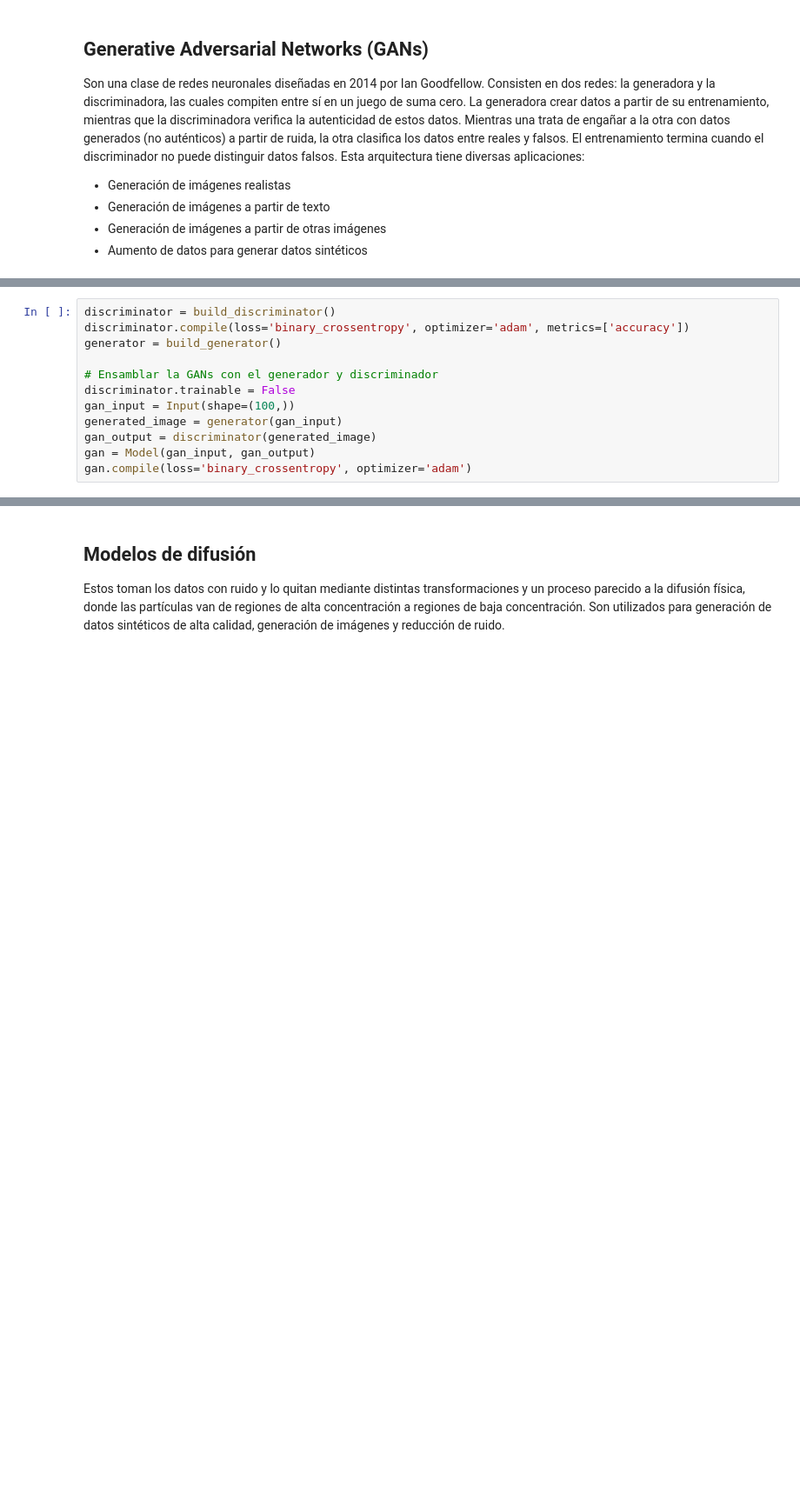
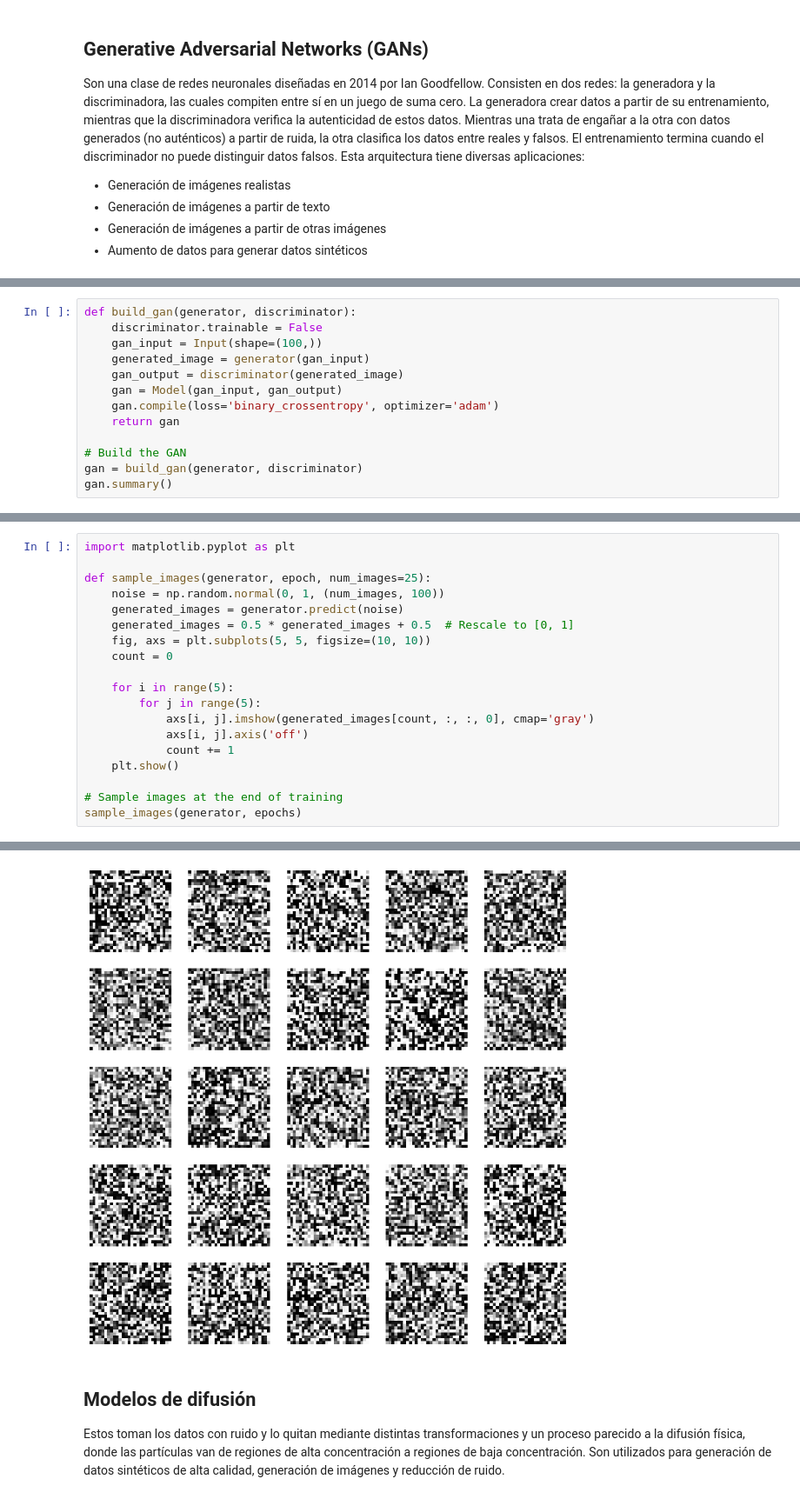
Before and after one commit to SerArtDev/redes-neuronales, a Jupyter notebook: aprendizaje_no_supervisado.ipynb, the cells around one changed output, grey strips where cells are left out. Shown: that part at 87% size. Cells and saved outputs as stored; diff of their text form; blank space fills up the shorter version.

```diff
--- a/aprendizaje_no_supervisado.ipynb
+++ b/aprendizaje_no_supervisado.ipynb
@@ -239,12 +328,13 @@ def build_discriminator():
 # %%
-discriminator = build_discriminator()
-discriminator.compile(loss='binary_crossentropy', optimizer='adam', metrics=['accuracy'])
-generator = build_generator()
+def build_gan(generator, discriminator):
+    discriminator.trainable = False
+    gan_input = Input(shape=(100,))
+    generated_image = generator(gan_input)
+    gan_output = discriminator(generated_image)
+    gan = Model(gan_input, gan_output)
+    gan.compile(loss='binary_crossentropy', optimizer='adam')
+    return gan
 
-# Ensamblar la GANs con el generador y discriminador
-discriminator.trainable = False
-gan_input = Input(shape=(100,))
-generated_image = generator(gan_input)
-gan_output = discriminator(generated_image)
-gan = Model(gan_input, gan_output)
-gan.compile(loss='binary_crossentropy', optimizer='adam')
+# Build the GAN
+gan = build_gan(generator, discriminator)
+gan.summary()
@@ -280,0 +401,20 @@ def train_gan(gan, generator, discriminator, x_train, epochs=400, batch_size=128
+# %%
+import matplotlib.pyplot as plt
+
+def sample_images(generator, epoch, num_images=25):
+    noise = np.random.normal(0, 1, (num_images, 100))
+    generated_images = generator.predict(noise)
+    generated_images = 0.5 * generated_images + 0.5  # Rescale to [0, 1]
+    fig, axs = plt.subplots(5, 5, figsize=(10, 10))
+    count = 0
+
+    for i in range(5):
+        for j in range(5):
+            axs[i, j].imshow(generated_images[count, :, :, 0], cmap='gray')
+            axs[i, j].axis('off')
+            count += 1
+    plt.show()
+
+# Sample images at the end of training
+sample_images(generator, epochs)
+# %% [output]
@@ -281,3 +422,4 @@ def train_gan(gan, generator, discriminator, x_train, epochs=400, batch_size=128
+[figure, added]
 # %% [markdown]
 ## Modelos de difusión
 Estos toman los datos con ruido y lo quitan mediante distintas transformaciones y un proceso parecido a la difusión física, donde las partículas van de regiones de alta concentración a regiones de baja concentración. Son utilizados para generación de datos sintéticos de alta calidad, generación de imágenes y reducción de ruido.
```
Also changed, not shown: parts of 6 cells of this notebook.
